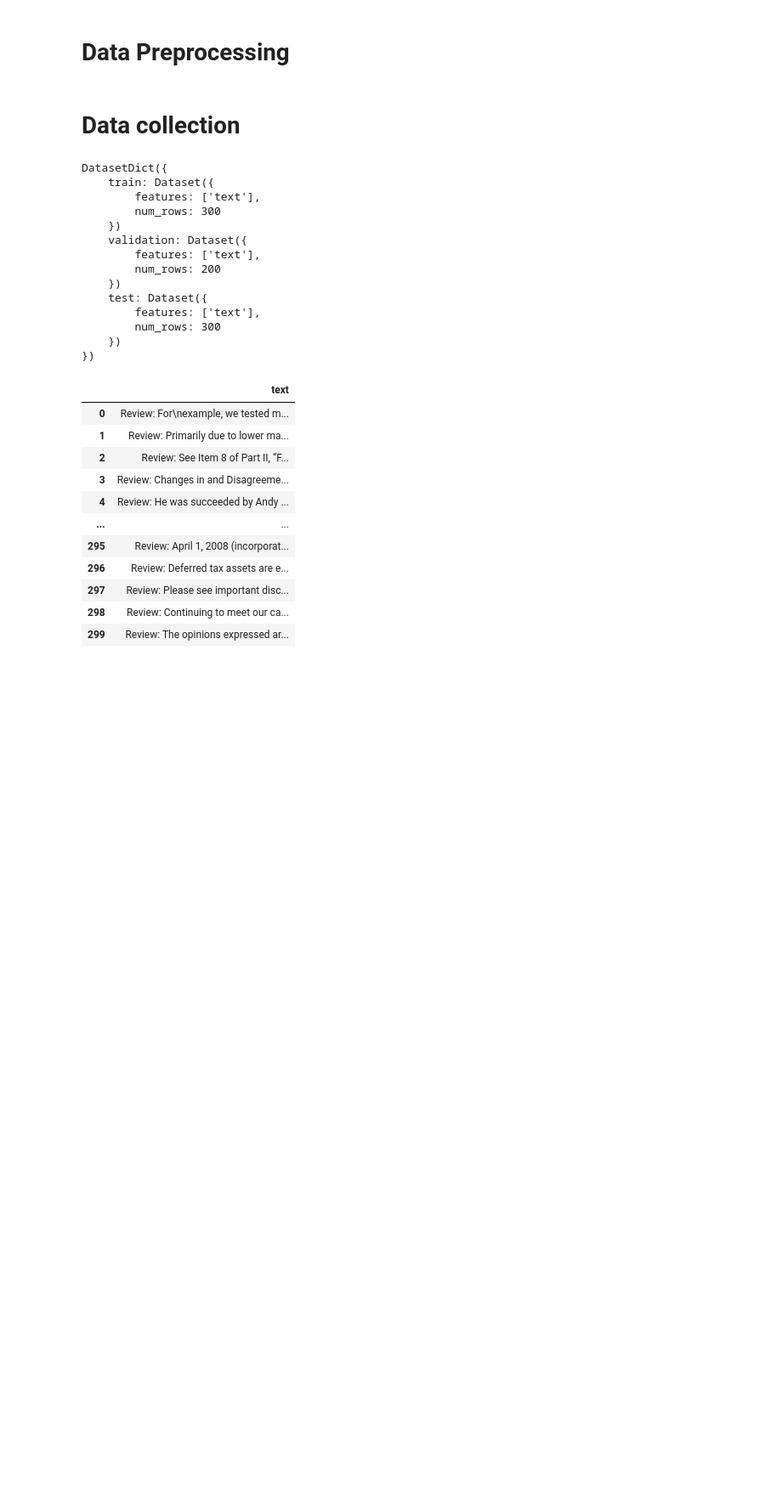
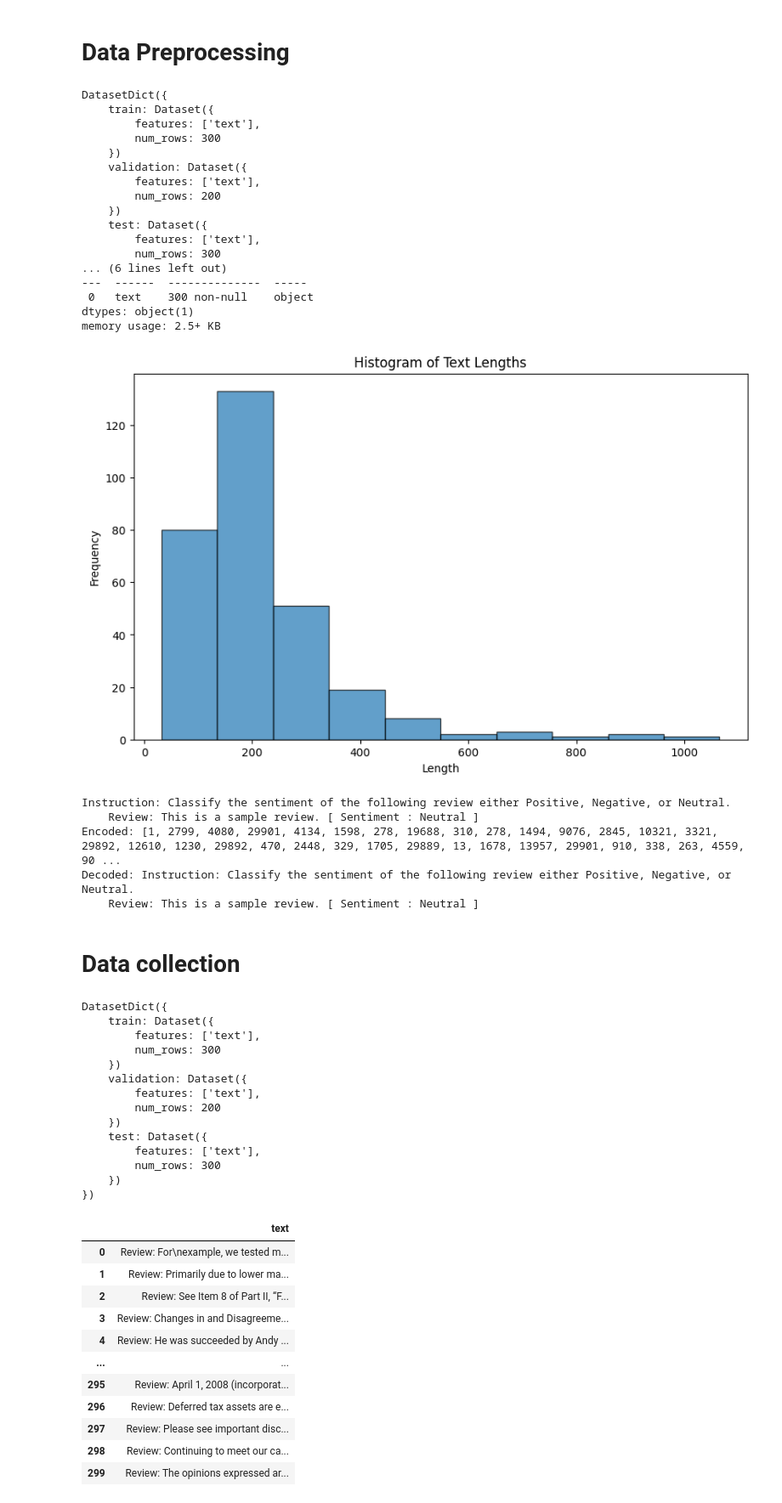
Before and after one commit to Siddharth-magesh/Sentiment-Analysis, a Jupyter notebook: src/test.ipynb, the cells around one changed output. Shown at 85% size. Saved outputs shown, nothing was run; the diff lists cells and outputs as text; code cells hidden in the pictures; blank space fills up the shorter version.

```diff
--- a/src/test.ipynb
+++ b/src/test.ipynb
@@ -34,42 +34,68 @@ print(dataset)
 train_df = dataset['train'].to_pandas()
 train_df.info()
 
 # Plot histogram of text lengths
 length = [len(text) for text in train_df['text']]
 plt.figure(figsize=(10, 6))
 plt.hist(length, bins=10, edgecolor='black', alpha=0.7)
 plt.title('Histogram of Text Lengths')
 plt.xlabel('Length')
 plt.ylabel('Frequency')
 plt.show()
 
 # Load tokenizer
 model_name = "TinyLlama/TinyLlama-1.1B-Chat-v1.0"  # Replace with actual model name if different
 tokenizer = AutoTokenizer.from_pretrained(model_name)
 tokenizer.pad_token = tokenizer.eos_token
 
+# Define a function to format prompt for sentiment classification
+def pred(review_text,sent):
+    prompt_template = """Instruction: Classify the sentiment of the following review either Positive, Negative, or Neutral.
+    Review: {review_text} [ Sentiment : {Sent} ]"""
+    return prompt_template.format(review_text=review_text,Sent=sent)
+
 # Example text
-text = "This is a sample review."
-
+text = pred("This is a sample review.","Neutral")
+print(text)
 # Encode the text
 encoded = tokenizer.encode(text, add_special_tokens=True)
 print(f"Encoded: {encoded}")
 
 # Decode the text
 decoded = tokenizer.decode(encoded, skip_special_tokens=True)
 print(f"Decoded: {decoded}")
 
-# Define a function to format prompt for sentiment classification
-def pred(review_text):
-    prompt_template = """Instruction: Classify the sentiment of the following review either Positive, Negative, or Neutral.
-    Review: {review_text} [Sentiment:"""
-    return prompt_template.format(review_text=review_text)
+
 
 # Push dataset to Hugging Face Hub
-dataset.push_to_hub("your_dataset_name")
+#dataset.push_to_hub("your_dataset_name")
 
 # Save a local copy as Parquet file
-train_df.to_parquet('formatted_reviews.parquet')
+#train_df.to_parquet('formatted_reviews.parquet')
+# %% [output]
+DatasetDict({
+    train: Dataset({
+        features: ['text'],
+        num_rows: 300
+    })
+    validation: Dataset({
+        features: ['text'],
+        num_rows: 200
+    })
+    test: Dataset({
+        features: ['text'],
+        num_rows: 300
+... (6 lines left out)
+---  ------  --------------  -----
+ 0   text    300 non-null    object
+dtypes: object(1)
+memory usage: 2.5+ KB
+[figure, added]
+Instruction: Classify the sentiment of the following review either Positive, Negative, or Neutral.
+    Review: This is a sample review. [ Sentiment : Neutral ]
+Encoded: [1, 2799, 4080, 29901, 4134, 1598, 278, 19688, 310, 278, 1494, 9076, 2845, 10321, 3321, 29892, 12610, 1230, 29892, 470, 2448, 329, 1705, 29889, 13, 1678, 13957, 29901, 910, 338, 263, 4559, 90 ...
+Decoded: Instruction: Classify the sentiment of the following review either Positive, Negative, or Neutral.
+    Review: This is a sample review. [ Sentiment : Neutral ]
 # %% [markdown]
 # **Data collection**
 # %%
```
